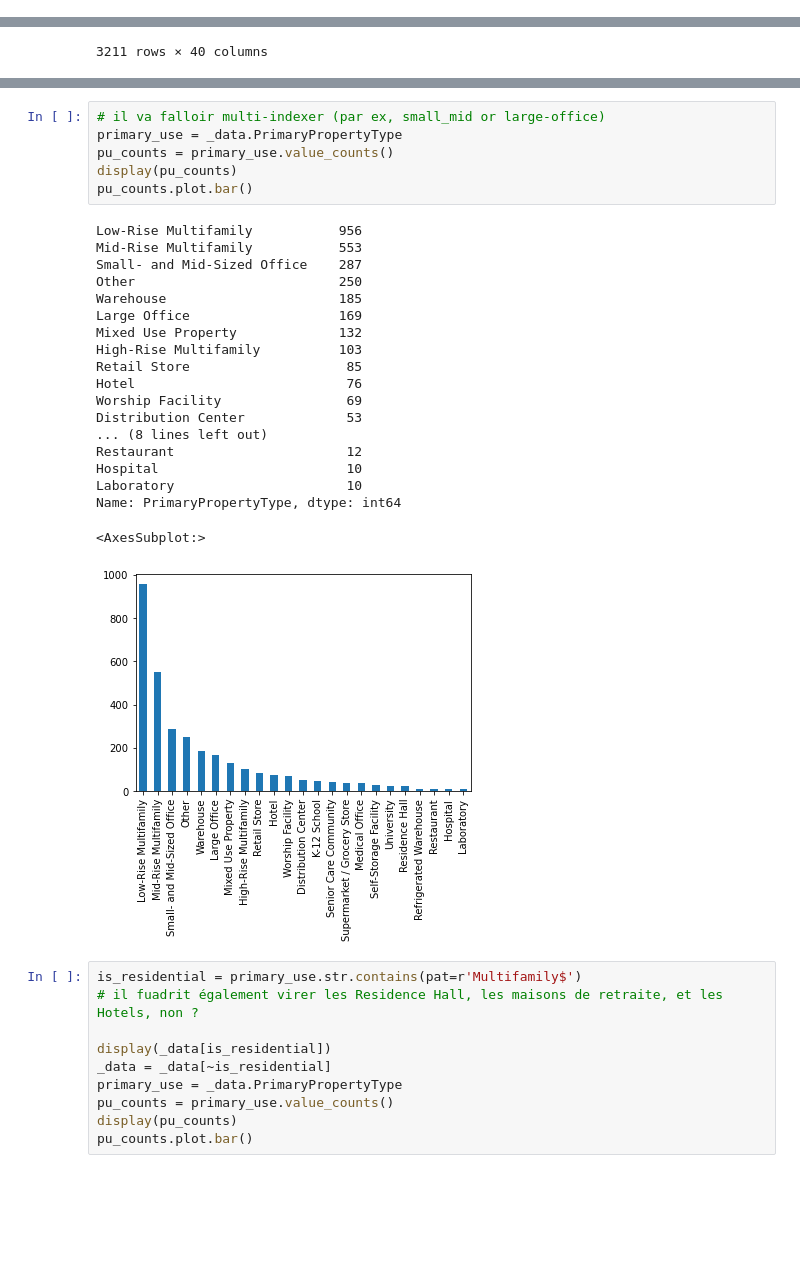
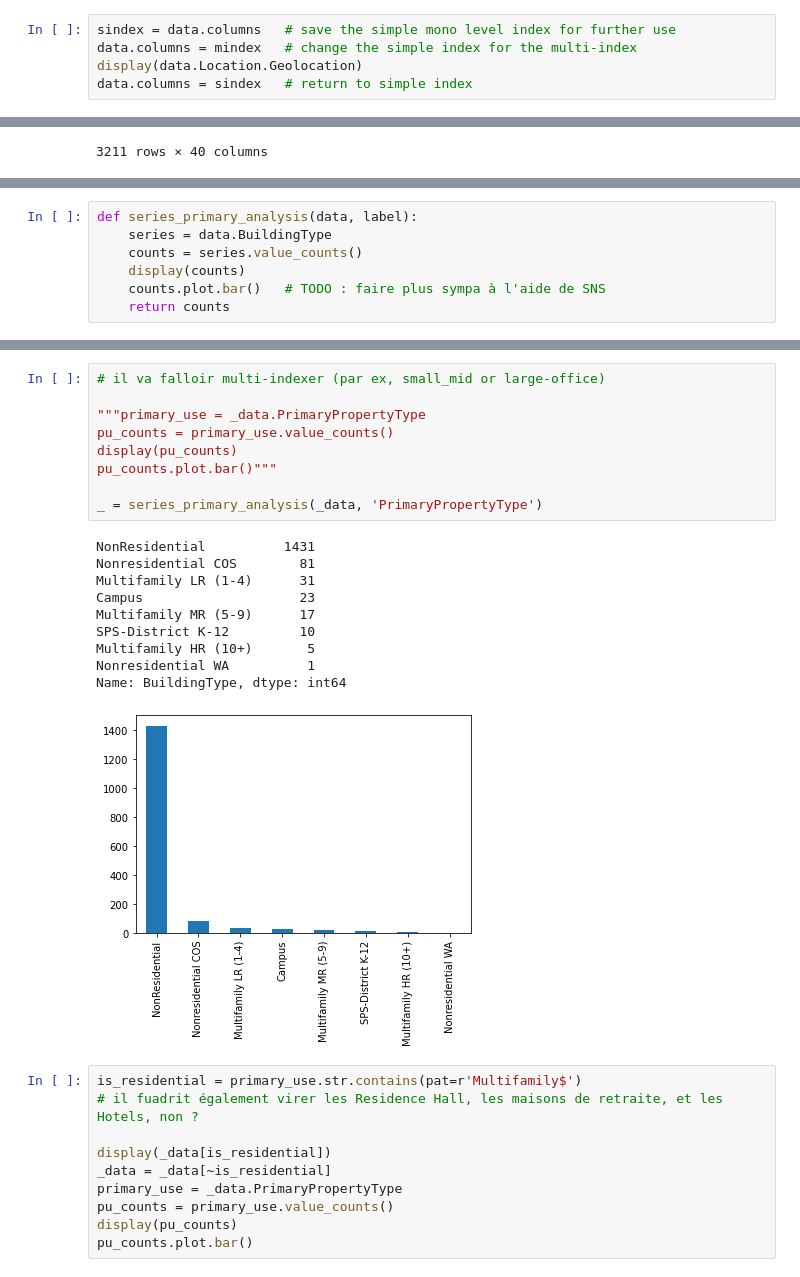
Before and after one commit to Franck-PepperLabs/pepper_carbon-neutral_seattle, a Jupyter notebook: jupyter/scratchpad.ipynb, the cells around one changed output, grey strips where cells are left out. Drawn from its saved outputs; the diff is of its cells as text; blank space fills up the shorter version.

```diff
--- a/jupyter/scratchpad.ipynb
+++ b/jupyter/scratchpad.ipynb
@@ -266,0 +271,5 @@ data_gsheet_report(data_on_data, spread, 'data_dict')
+# %%
+sindex = data.columns   # save the simple mono level index for further use
+data.columns = mindex   # change the simple index for the multi-index
+display(data.Location.Geolocation)
+data.columns = sindex   # return to simple index
@@ -680,0 +589,7 @@ Name: BuildingType, dtype: int64
+# %%
+def series_primary_analysis(data, label):
+    series = data.BuildingType
+    counts = series.value_counts()
+    display(counts)
+    counts.plot.bar()   # TODO : faire plus sympa à l'aide de SNS
+    return counts
@@ -691,30 +639,24 @@ Cela a évidemment un impact. Il y a ici des classes à former avec des distinct
 http://www.educationcareerjournal.com/job-types/k-12-teacher/
 # %%
 # il va falloir multi-indexer (par ex, small_mid or large-office)
-primary_use = _data.PrimaryPropertyType
+
+"""primary_use = _data.PrimaryPropertyType
 pu_counts = primary_use.value_counts()
 display(pu_counts)
-pu_counts.plot.bar()
+pu_counts.plot.bar()"""
+
+_ = series_primary_analysis(_data, 'PrimaryPropertyType')
 # %% [output]
-Low-Rise Multifamily           956
-Mid-Rise Multifamily           553
-Small- and Mid-Sized Office    287
-Other                          250
-Warehouse                      185
-Large Office                   169
-Mixed Use Property             132
-High-Rise Multifamily          103
-Retail Store                    85
-Hotel                           76
-Worship Facility                69
-Distribution Center             53
-... (8 lines left out)
-Restaurant                      12
-Hospital                        10
-Laboratory                      10
-Name: PrimaryPropertyType, dtype: int64
+NonResidential          1431
+Nonresidential COS        81
+Multifamily LR (1-4)      31
+Campus                    23
+Multifamily MR (5-9)      17
+SPS-District K-12         10
+Multifamily HR (10+)       5
+Nonresidential WA          1
+Name: BuildingType, dtype: int64
-<AxesSubplot:>
-[figure, old version]
+[figure, new version]
 # %%
 is_residential = primary_use.str.contains(pat=r'Multifamily$')
 # il fuadrit également virer les Residence Hall, les maisons de retraite, et les Hotels, non ?
```
Also changed, not shown: parts of 81 cells of this notebook, 1 other file.
